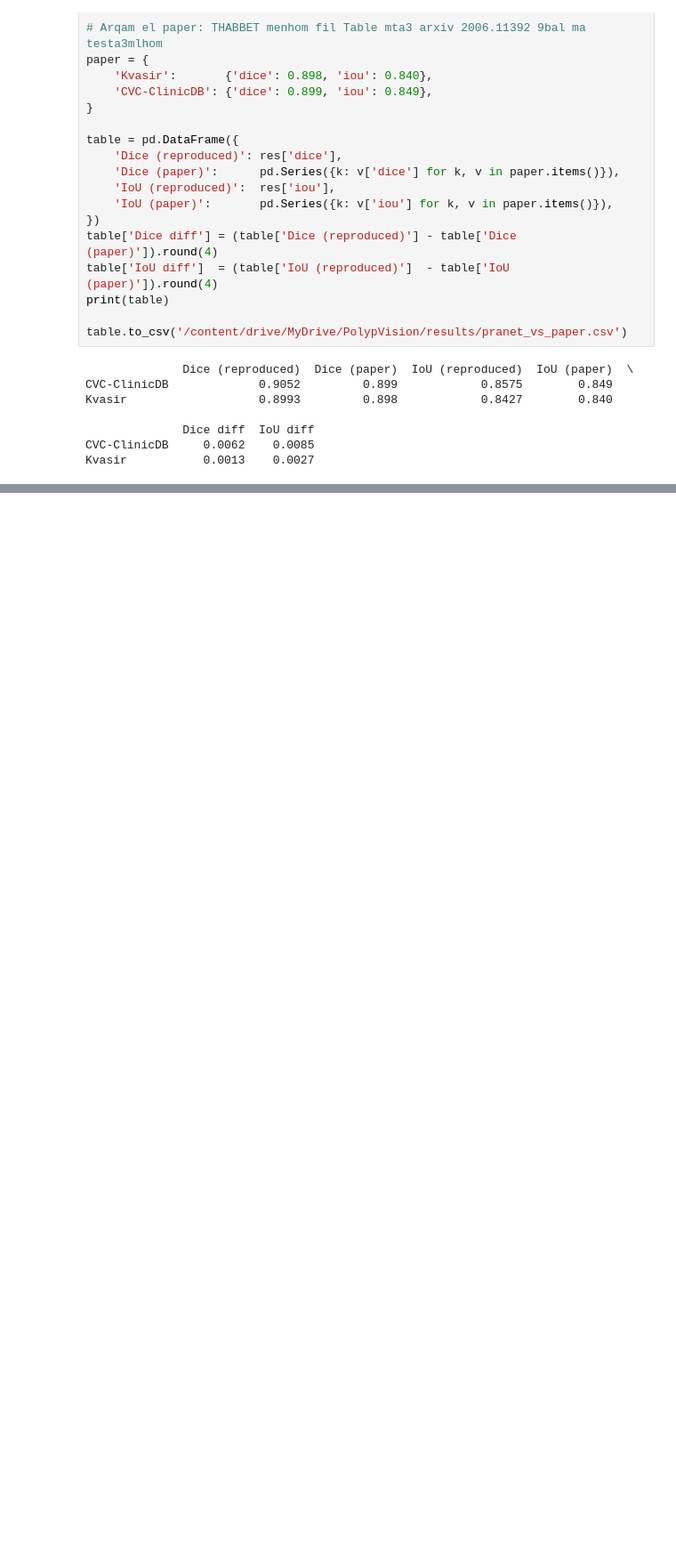
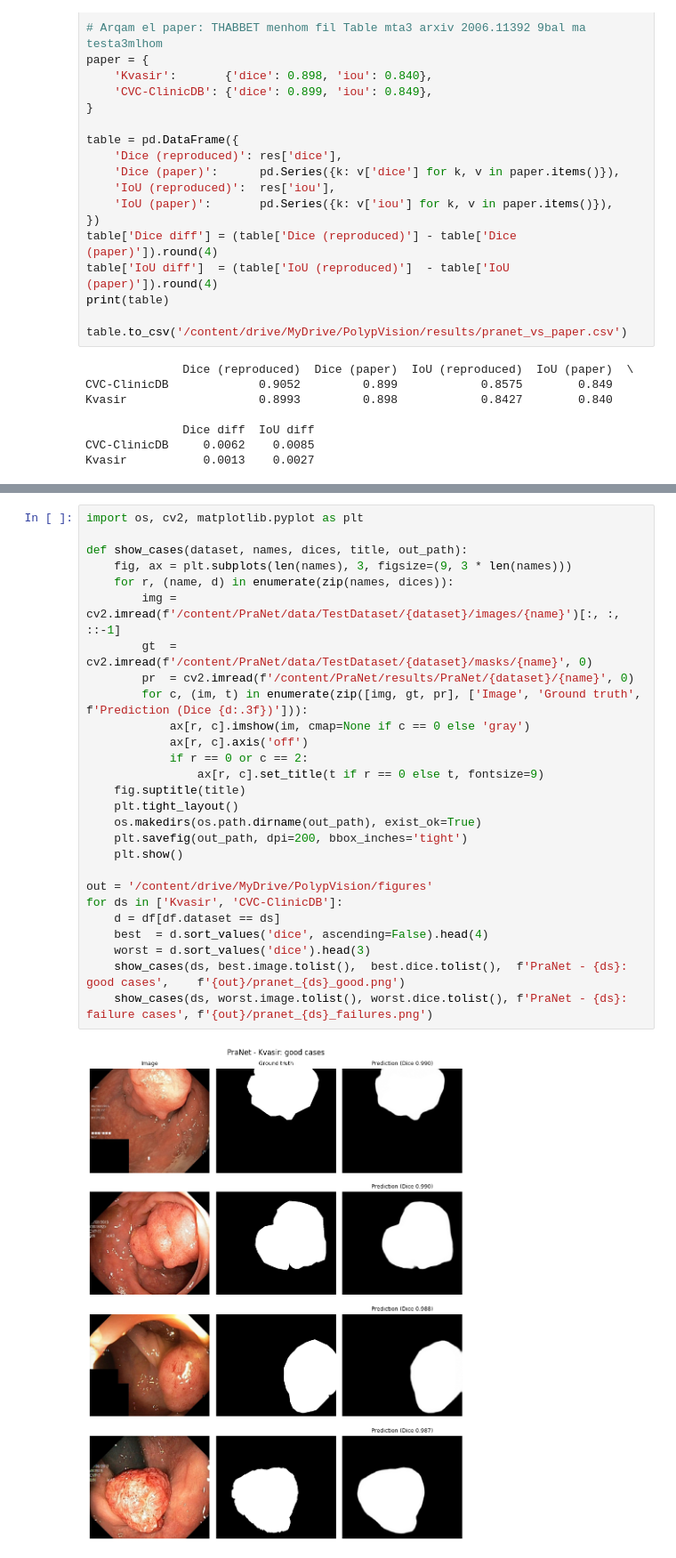
Before and after one commit to ounissinour/PolypVision, a Jupyter notebook: notebooks/01_PraNet_Reproduction.ipynb, the cells around one changed output, grey strips where cells are left out. Shown at 89% size. Cells and saved outputs as stored; diff of their text form; blank space fills up the shorter version.

```diff
--- a/notebooks/01_PraNet_Reproduction.ipynb
+++ b/notebooks/01_PraNet_Reproduction.ipynb
@@ -249,0 +241,29 @@ files.download('/content/drive/MyDrive/PolypVision/results/pranet_vs_paper.csv')
+# %%
+import os, cv2, matplotlib.pyplot as plt
+
+def show_cases(dataset, names, dices, title, out_path):
+    fig, ax = plt.subplots(len(names), 3, figsize=(9, 3 * len(names)))
+    for r, (name, d) in enumerate(zip(names, dices)):
+        img = cv2.imread(f'/content/PraNet/data/TestDataset/{dataset}/images/{name}')[:, :, ::-1]
+        gt  = cv2.imread(f'/content/PraNet/data/TestDataset/{dataset}/masks/{name}', 0)
+        pr  = cv2.imread(f'/content/PraNet/results/PraNet/{dataset}/{name}', 0)
+        for c, (im, t) in enumerate(zip([img, gt, pr], ['Image', 'Ground truth', f'Prediction (Dice {d:.3f})'])):
+            ax[r, c].imshow(im, cmap=None if c == 0 else 'gray')
+            ax[r, c].axis('off')
+            if r == 0 or c == 2:
+                ax[r, c].set_title(t if r == 0 else t, fontsize=9)
+    fig.suptitle(title)
+    plt.tight_layout()
+    os.makedirs(os.path.dirname(out_path), exist_ok=True)
+    plt.savefig(out_path, dpi=200, bbox_inches='tight')
+    plt.show()
+
+out = '/content/drive/MyDrive/PolypVision/figures'
+for ds in ['Kvasir', 'CVC-ClinicDB']:
+    d = df[df.dataset == ds]
+    best  = d.sort_values('dice', ascending=False).head(4)
+    worst = d.sort_values('dice').head(3)
+    show_cases(ds, best.image.tolist(),  best.dice.tolist(),  f'PraNet - {ds}: good cases',    f'{out}/pranet_{ds}_good.png')
+    show_cases(ds, worst.image.tolist(), worst.dice.tolist(), f'PraNet - {ds}: failure cases', f'{out}/pranet_{ds}_failures.png')
+# %% [output]
+[figure, added]
```
Also changed, not shown: parts of 4 cells of this notebook.
